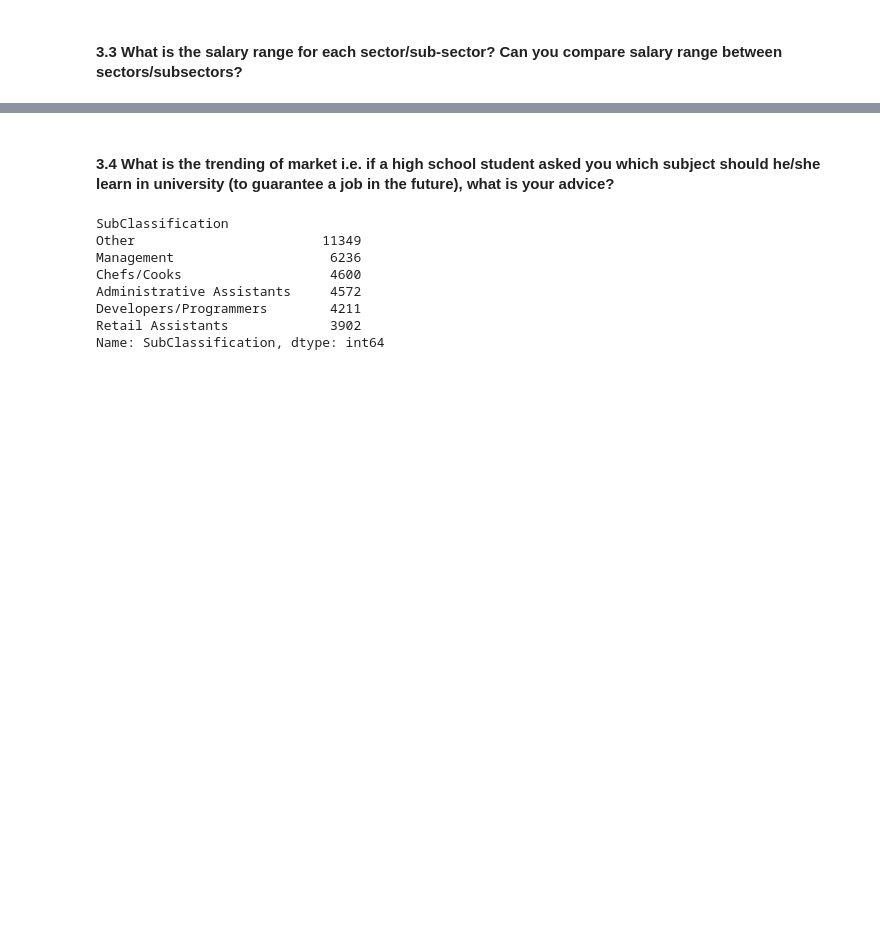
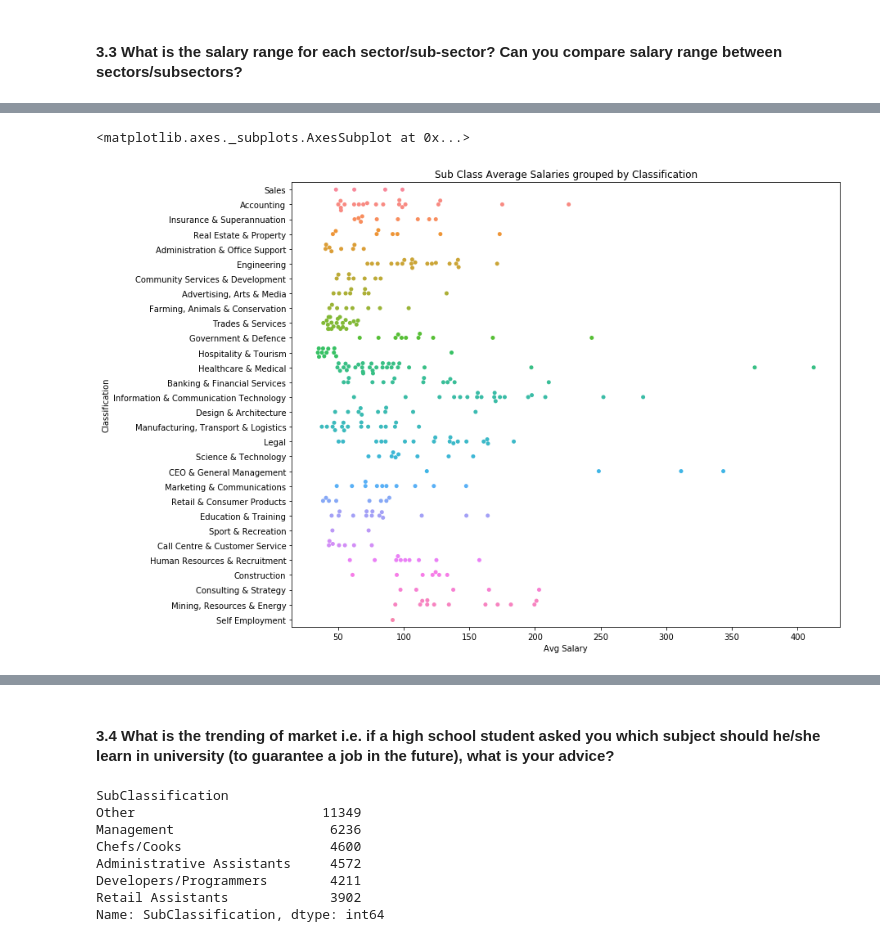
Before and after one commit to natnicha143/BDA-Assignment, a Jupyter notebook: Andrei_Natnicha_3803ICTAssignment.ipynb, the cells around one changed output, grey strips where cells are left out. Drawn from its saved outputs; the diff is of its cells as text; code cells hidden in the pictures; blank space fills up the shorter version.

```diff
--- a/Andrei_Natnicha_3803ICTAssignment.ipynb
+++ b/Andrei_Natnicha_3803ICTAssignment.ipynb
@@ -384,3 +435,7 @@ plt.plot(X, y_pred, color='black')
 #### 3.1 Which sectors keep the highest market share?
 # %% [markdown]
 #### 3.2 In each sector, which sub-sectors are the main spotlights?
+# %%
+salary_class_df = salary_df.groupby(['Classification', 'SubClassification']).count(
+                    ).rename(columns = {'SalaryRange' : 'Count'}).sort_values(['Count'], ascending=False)
+salary_class_df.head(10)
@@ -388,0 +504,36 @@ plt.plot(X, y_pred, color='black')
+# %%
+avg_salary_df = pd.DataFrame(columns=['Classification', 'SubClassification', 'Avg Salary'])
+
+# Function that returns the classification for a particular sub classification
+def GetClass(df, subclass):
+    return df[df['SubClassification'] == subclass].Classification.values[0]
+
+range_avg = { '0 - 30' : 15, '30 - 40' : 35, '40 - 50' : 45, '50 - 60' : 55,  '60 - 70' : 65,
+    '70 - 80' : 75, '80 - 100' : 90, '100 - 120' : 110, '120 - 150' : 135, '150 - 200' : 175,
+    '200 - 999' : 599.5}
+
+
+current = salary_count_df.index[0][0]
+sums = 0
+total_jobs = 0
+
+# Loop to create a average salary data frame
+for row in salary_count_df.iterrows():
+    subclass = row[0][0]
+    # If we have reached a new subclass to sum up calculate the average and append to the data frame
+    if subclass != current:
+        sums = sums / total_jobs
+        avg_salary_df = avg_salary_df.append({'Classification': GetClass(salary_df, current),
+                                              'SubClassification': current,
+                                             'Avg Salary': sums}, ignore_index=True)
+        current = subclass
+        sums = 0
+        total_jobs = 0
+
+
+    rng = row[0][1]
+    count = row[1]['Number of Jobs']
+    sums += range_avg[rng] * count
+    total_jobs += count
+
+avg_salary_df.sort_values(by='Avg Salary', ascending=False).head(10)
@@ -388,0 +552,8 @@ plt.plot(X, y_pred, color='black')
+# %%
+plt.figure(figsize=(12, 10))
+ax = sns.swarmplot(x="Avg Salary", y="Classification", data=avg_salary_df)
+ax.set_title("Sub Class Average Salaries grouped by Classification")
+ax
+# %% [output]
+<matplotlib.axes._subplots.AxesSubplot at 0x...>
+[figure, added]
```
Also changed, not shown: parts of 21 cells of this notebook.
